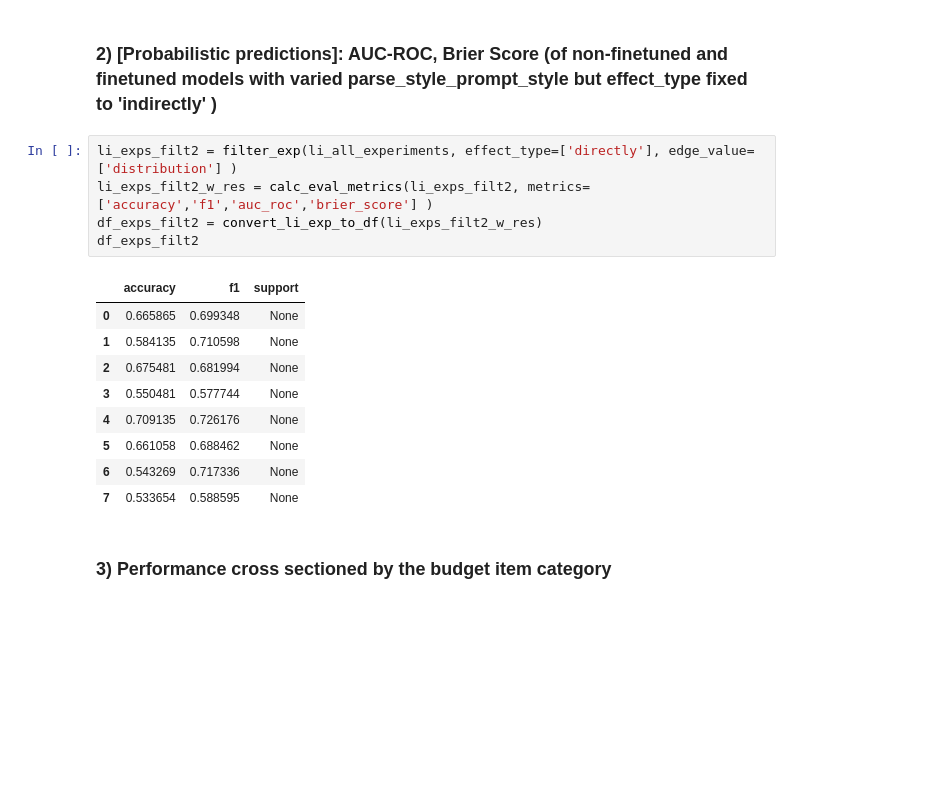
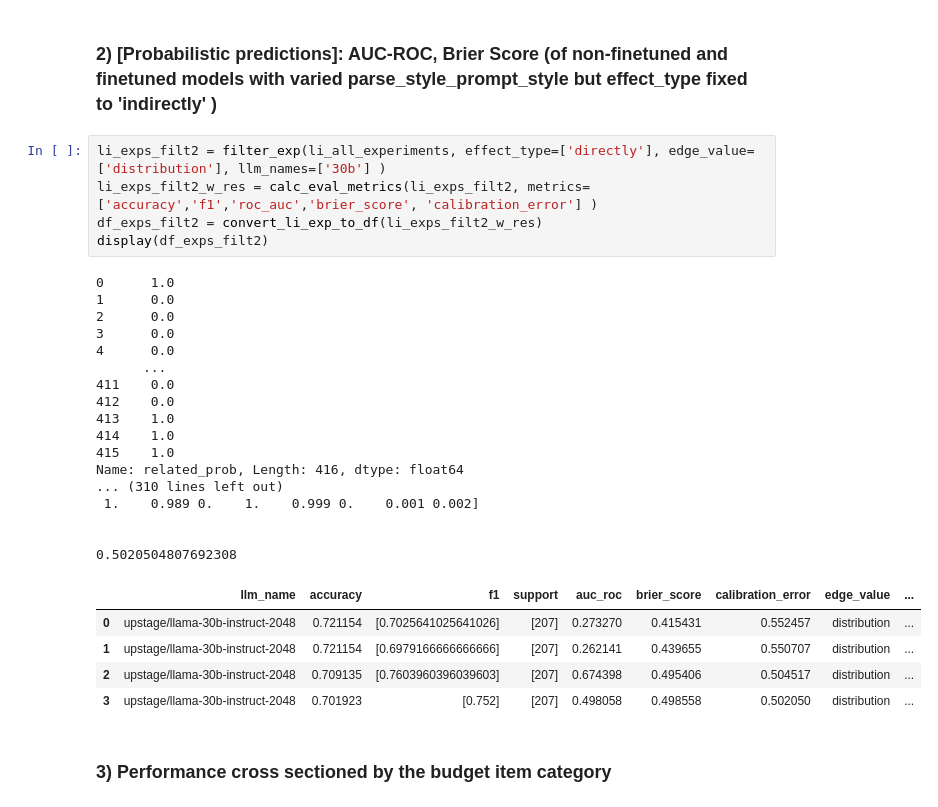
Before and after one commit to Rilwan-A/GovtExpenditure-to-HealthEquity-Labeller, a Jupyter notebook: prompt_engineering/analysis/spot_experiments.ipynb, the cells around one changed output. Cells and saved outputs as stored; diff of their text form; blank space fills up the shorter version.

```diff
--- a/prompt_engineering/analysis/spot_experiments.ipynb
+++ b/prompt_engineering/analysis/spot_experiments.ipynb
@@ -336,20 +436,33 @@ df_exps_filt1 = convert_li_exp_to_df(li_exps_filt1_w_res)
 # %% [markdown]
 ### 2) [Probabilistic predictions]: AUC-ROC, Brier Score (of non-finetuned and finetuned models with varied parse_style_prompt_style but effect_type fixed to 'indirectly' )
 # %%
-li_exps_filt2 = filter_exp(li_all_experiments, effect_type=['directly'], edge_value=['distribution'] )
-li_exps_filt2_w_res = calc_eval_metrics(li_exps_filt2, metrics=['accuracy','f1','auc_roc','brier_score'] )
+li_exps_filt2 = filter_exp(li_all_experiments, effect_type=['directly'], edge_value=['distribution'], llm_names=['30b'] )
+li_exps_filt2_w_res = calc_eval_metrics(li_exps_filt2, metrics=['accuracy','f1','roc_auc','brier_score', 'calibration_error'] )
 df_exps_filt2 = convert_li_exp_to_df(li_exps_filt2_w_res)
-df_exps_filt2
+display(df_exps_filt2)
 # %% [output]
+0      1.0
+1      0.0
+2      0.0
+3      0.0
+4      0.0
+      ...
+411    0.0
+412    0.0
+413    1.0
+414    1.0
+415    1.0
+Name: related_prob, Length: 416, dtype: float64
+... (310 lines left out)
+ 1.    0.989 0.    1.    0.999 0.    0.001 0.002]
+
+
+0.5020504807692308
-|  | accuracy | f1 | support |
-| 0 | 0.665865 | 0.699348 | None |
-| 1 | 0.584135 | 0.710598 | None |
-| 2 | 0.675481 | 0.681994 | None |
-| 3 | 0.550481 | 0.577744 | None |
-| 4 | 0.709135 | 0.726176 | None |
-| 5 | 0.661058 | 0.688462 | None |
-| 6 | 0.543269 | 0.717336 | None |
-| 7 | 0.533654 | 0.588595 | None |
+|  | llm_name | accuracy | f1 | support | auc_roc | brier_score | calibration_error | edge_value | ... |
+| 0 | upstage/llama-30b-instruct-2048 | 0.721154 | [0.7025641025641026] | [207] | 0.273270 | 0.415431 | 0.552457 | distribution | ... |
+| 1 | upstage/llama-30b-instruct-2048 | 0.721154 | [0.6979166666666666] | [207] | 0.262141 | 0.439655 | 0.550707 | distribution | ... |
+| 2 | upstage/llama-30b-instruct-2048 | 0.709135 | [0.7603960396039603] | [207] | 0.674398 | 0.495406 | 0.504517 | distribution | ... |
+| 3 | upstage/llama-30b-instruct-2048 | 0.701923 | [0.752] | [207] | 0.498058 | 0.498558 | 0.502050 | distribution | ... |
 # %% [markdown]
 ### 3) Performance cross sectioned by the budget item category
 # %%
```
Also changed, not shown: parts of 9 cells of this notebook.
